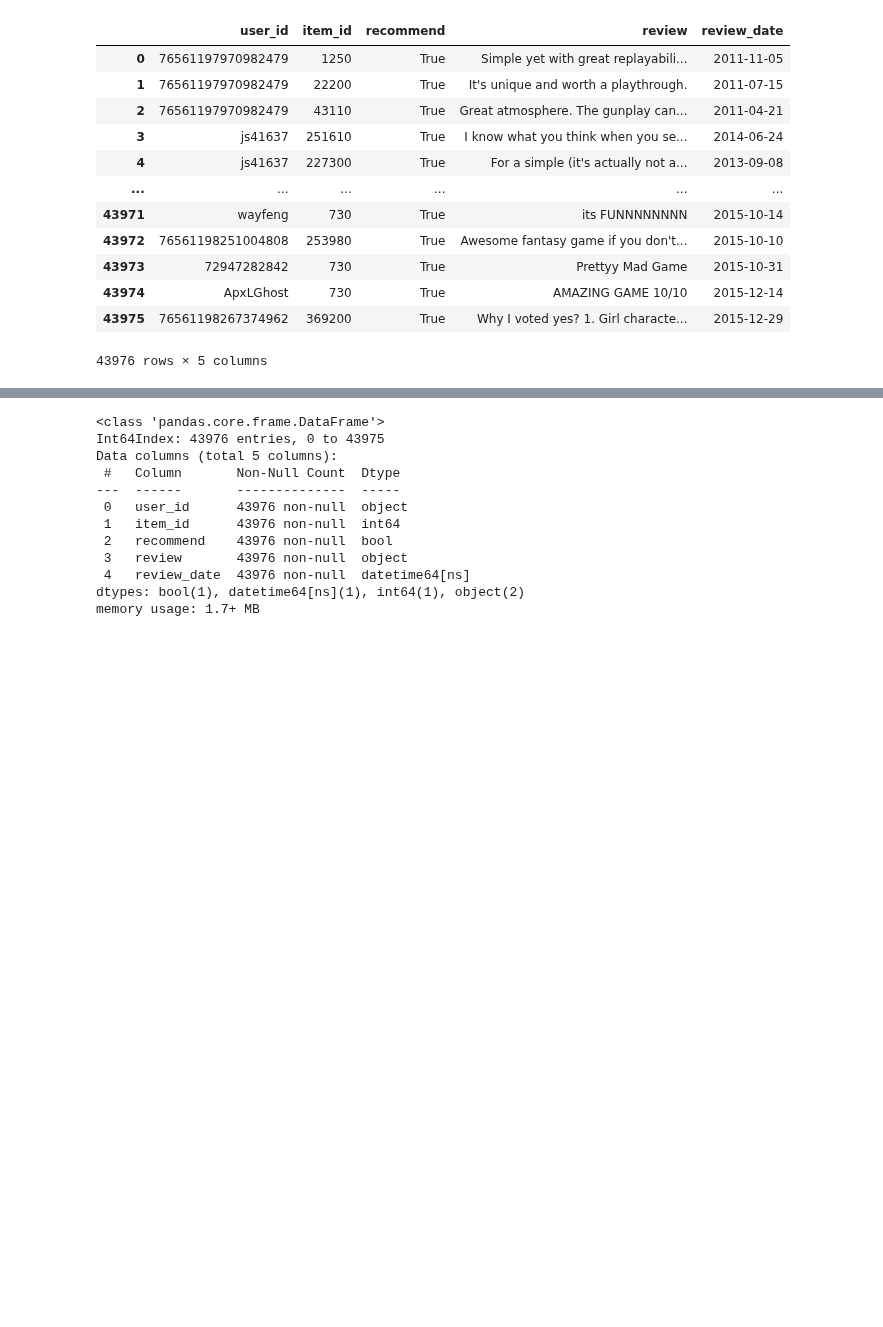
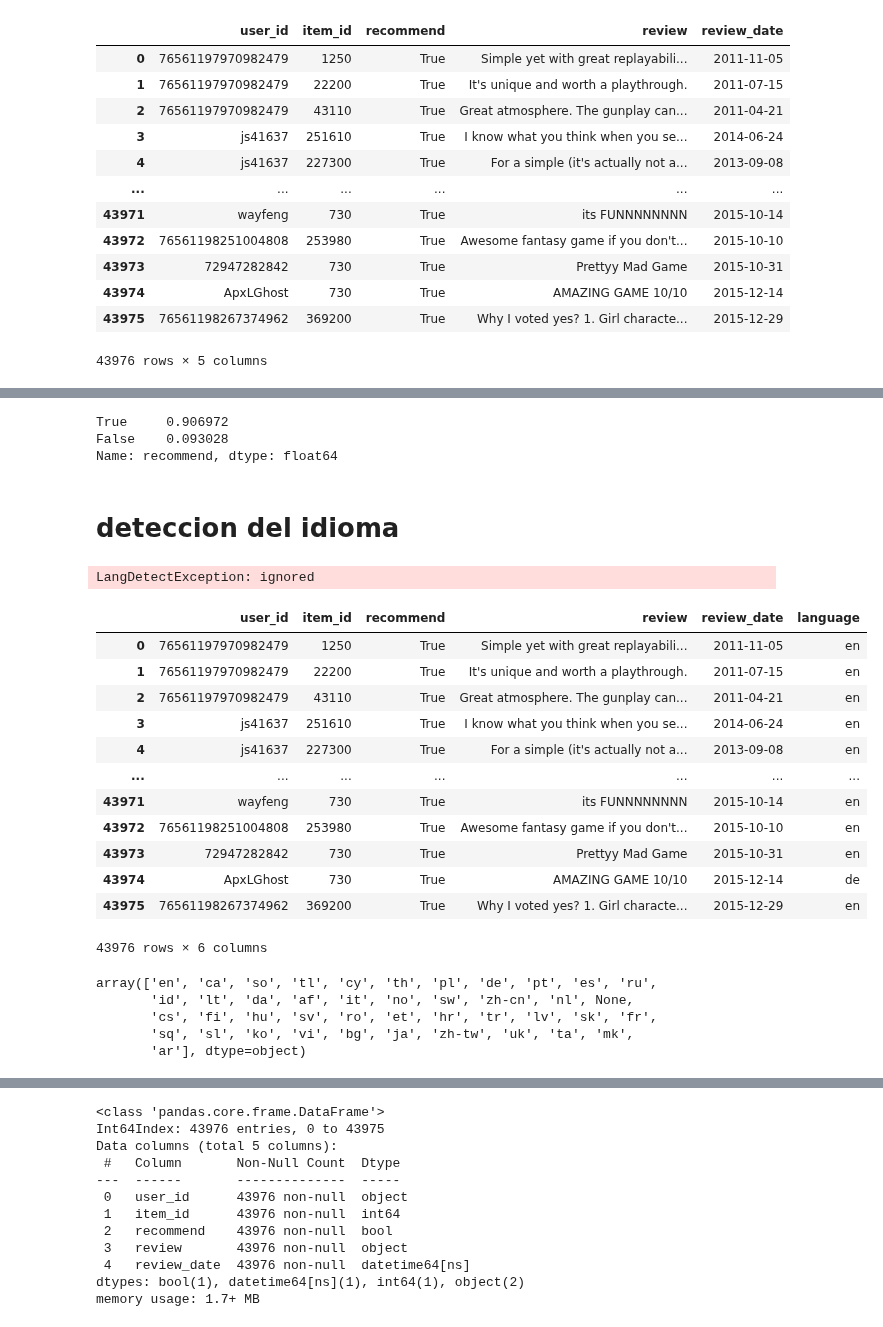
Before and after one commit to DaAnMaGi/PI_ML_OPS, a Jupyter notebook: formulacion/formulacion_datos.ipynb, the cells around one changed output, grey strips where cells are left out. Saved outputs shown, nothing was run; the diff lists cells and outputs as text; code cells hidden in the pictures; blank space fills up the shorter version.

Commit message:
Revision y procesamiento del lenguaje natural

```diff
--- a/formulacion/formulacion_datos.ipynb
+++ b/formulacion/formulacion_datos.ipynb
@@ -128,0 +138,56 @@ ModuleNotFoundError: ignored
+# %%
+# Se obtiene información sobre la distribución del dataset.
+reviews["recommend"].value_counts(normalize=True)
+# %% [output]
+True     0.906972
+False    0.093028
+Name: recommend, dtype: float64
+# %%
+# Se transliteran los caracteres de "review" a ASCII
+reviews["review"] = reviews["review"].apply(unidecode)
+# Se colocan todos los caracteres en minúscula y se asegura que sean strings.
+reviews["review"] = reviews["review"].str.lower()
+# %% [markdown]
+# deteccion del idioma
+# %%
+# Se busca obtener el lenguaje de cada una de las reviews, pero se levanta un error:
+reviews["langugage"] = reviews["review"].apply(detect)
+# %% [output]
+LangDetectException: ignored
+# %%
+# Se crea una función para detectar el lenguaje (ya que aplicar limpieza de manera directa no estaba dando resultado)
+# En caso de que no sea capaz de detectarlo, no trae ningún valor.
+def detect_language(text):
+    try:
+        return detect(text)
+    except LangDetectException as e:
+        # print(f"Error while detecting language: {e}")
+        return None
+
+reviews["language"] = reviews["review"].apply(detect_language)
+# %%
+# Se revisa la base obtenida.
+reviews
+# %% [output]
+|  | user_id | item_id | recommend | review | review_date | language |
+| 0 | 76561197970982479 | 1250 | True | Simple yet with great replayabili... | 2011-11-05 | en |
+| 1 | 76561197970982479 | 22200 | True | It's unique and worth a playthrough. | 2011-07-15 | en |
+| 2 | 76561197970982479 | 43110 | True | Great atmosphere. The gunplay can... | 2011-04-21 | en |
+| 3 | js41637 | 251610 | True | I know what you think when you se... | 2014-06-24 | en |
+| 4 | js41637 | 227300 | True | For a simple (it's actually not a... | 2013-09-08 | en |
+| ... | ... | ... | ... | ... | ... | ... |
+| 43971 | wayfeng | 730 | True | its FUNNNNNNNN | 2015-10-14 | en |
+| 43972 | 76561198251004808 | 253980 | True | Awesome fantasy game if you don't... | 2015-10-10 | en |
+| 43973 | 72947282842 | 730 | True | Prettyy Mad Game | 2015-10-31 | en |
+| 43974 | ApxLGhost | 730 | True | AMAZING GAME 10/10 | 2015-12-14 | de |
+| 43975 | 76561198267374962 | 369200 | True | Why I voted yes? 1. Girl characte... | 2015-12-29 | en |
+43976 rows × 6 columns
+# %%
+# Se revisan los idiomas obtenidos a partir de la detección.
+reviews["language"].unique()
+# %% [output]
+array(['en', 'ca', 'so', 'tl', 'cy', 'th', 'pl', 'de', 'pt', 'es', 'ru',
+       'id', 'lt', 'da', 'af', 'it', 'no', 'sw', 'zh-cn', 'nl', None,
+       'cs', 'fi', 'hu', 'sv', 'ro', 'et', 'hr', 'tr', 'lv', 'sk', 'fr',
+       'sq', 'sl', 'ko', 'vi', 'bg', 'ja', 'zh-tw', 'uk', 'ta', 'mk',
+       'ar'], dtype=object)
```
Also changed, not shown: parts of 11 cells of this notebook.
